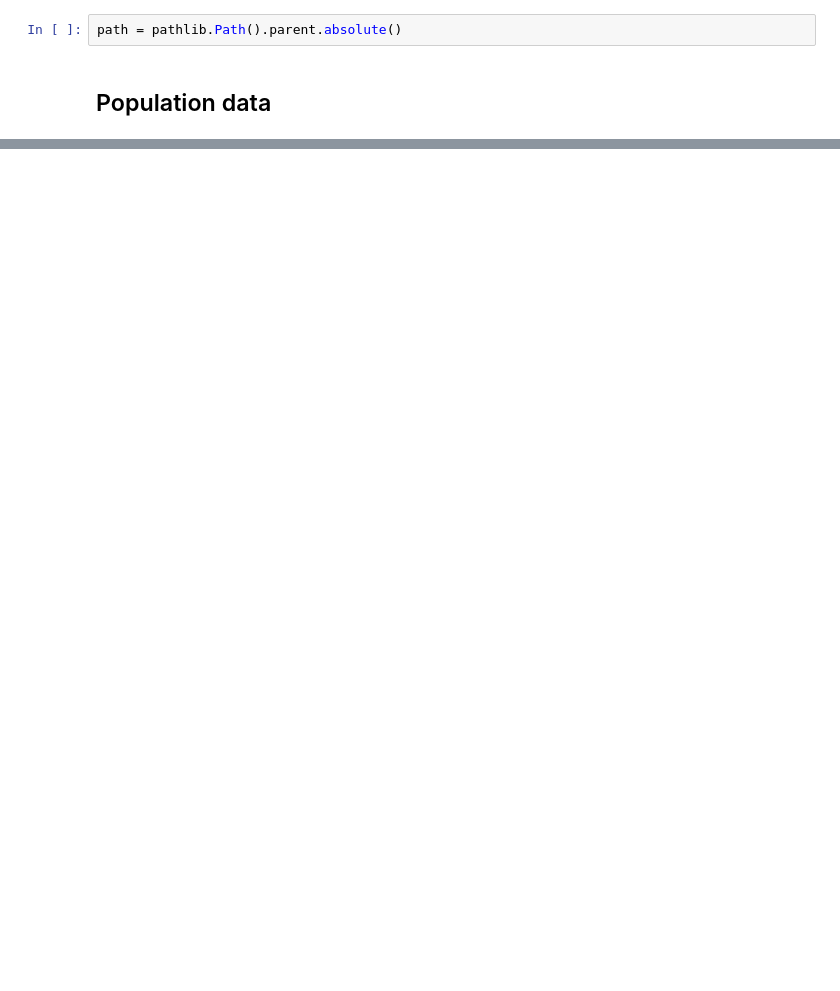
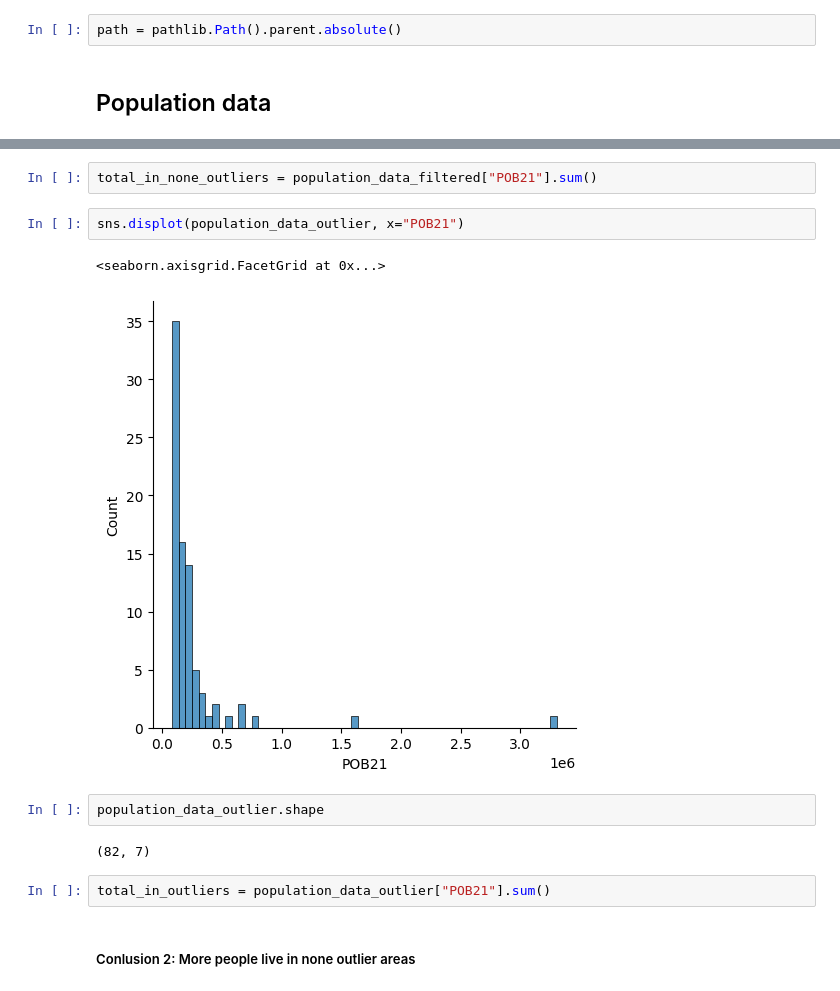
Before and after one commit to 13Mai13/da-car-need-es, a Jupyter notebook: analysis.ipynb, the cells around one changed output, grey strips where cells are left out. Saved outputs shown, nothing was run; the diff lists cells and outputs as text; blank space fills up the shorter version.

```diff
--- a/analysis.ipynb
+++ b/analysis.ipynb
@@ -17,0 +96,15 @@ population_data = pd.read_csv()
+# %%
+total_in_none_outliers = population_data_filtered["POB21"].sum()
+# %%
+sns.displot(population_data_outlier, x="POB21")
+# %% [output]
+<seaborn.axisgrid.FacetGrid at 0x...>
+[figure, added]
+# %%
+population_data_outlier.shape
+# %% [output]
+(82, 7)
+# %%
+total_in_outliers = population_data_outlier["POB21"].sum()
+# %% [markdown]
+##### Conlusion 2: More people live in none outlier areas
```
Also changed, not shown: parts of 33 cells of this notebook, 25 other files.
